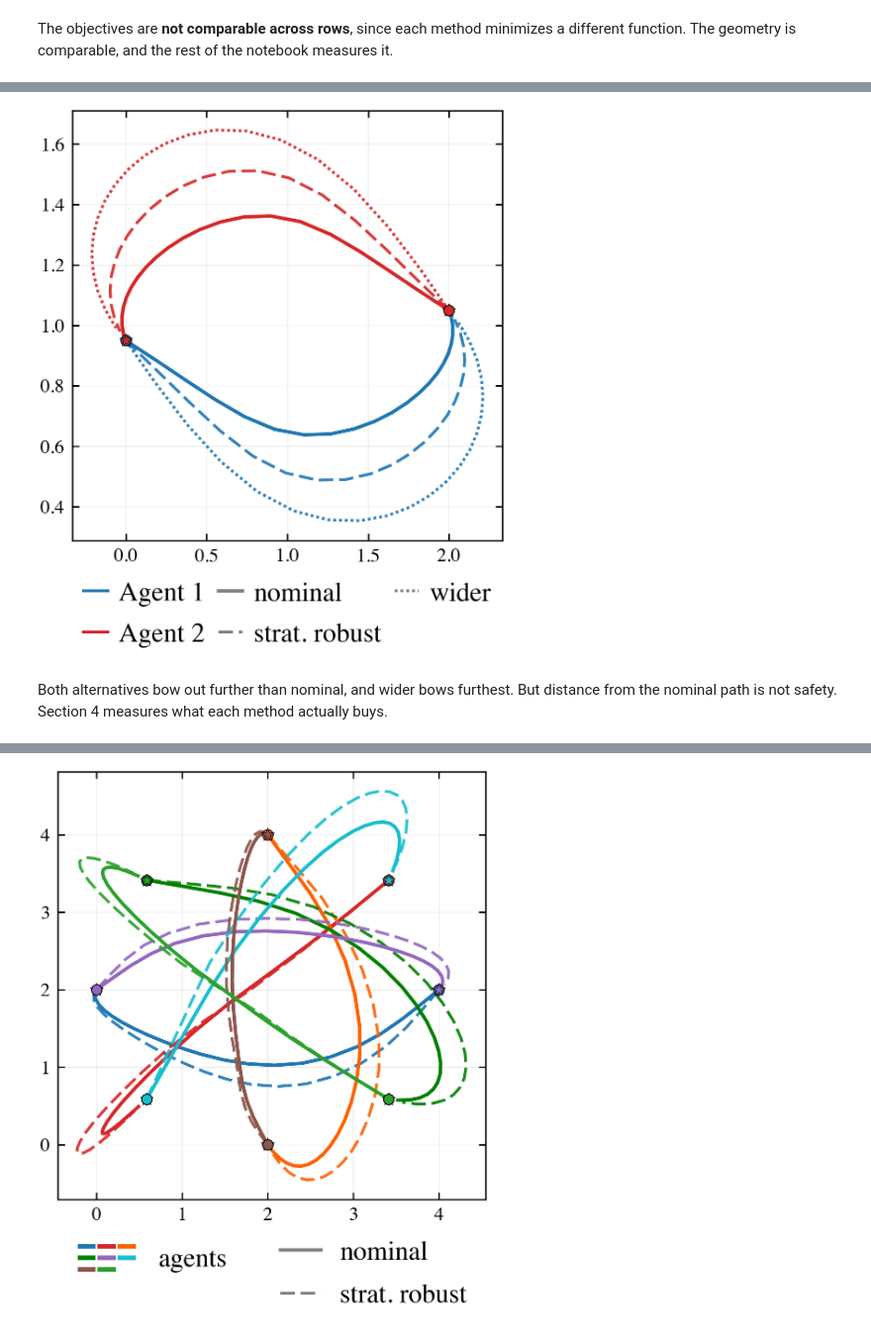
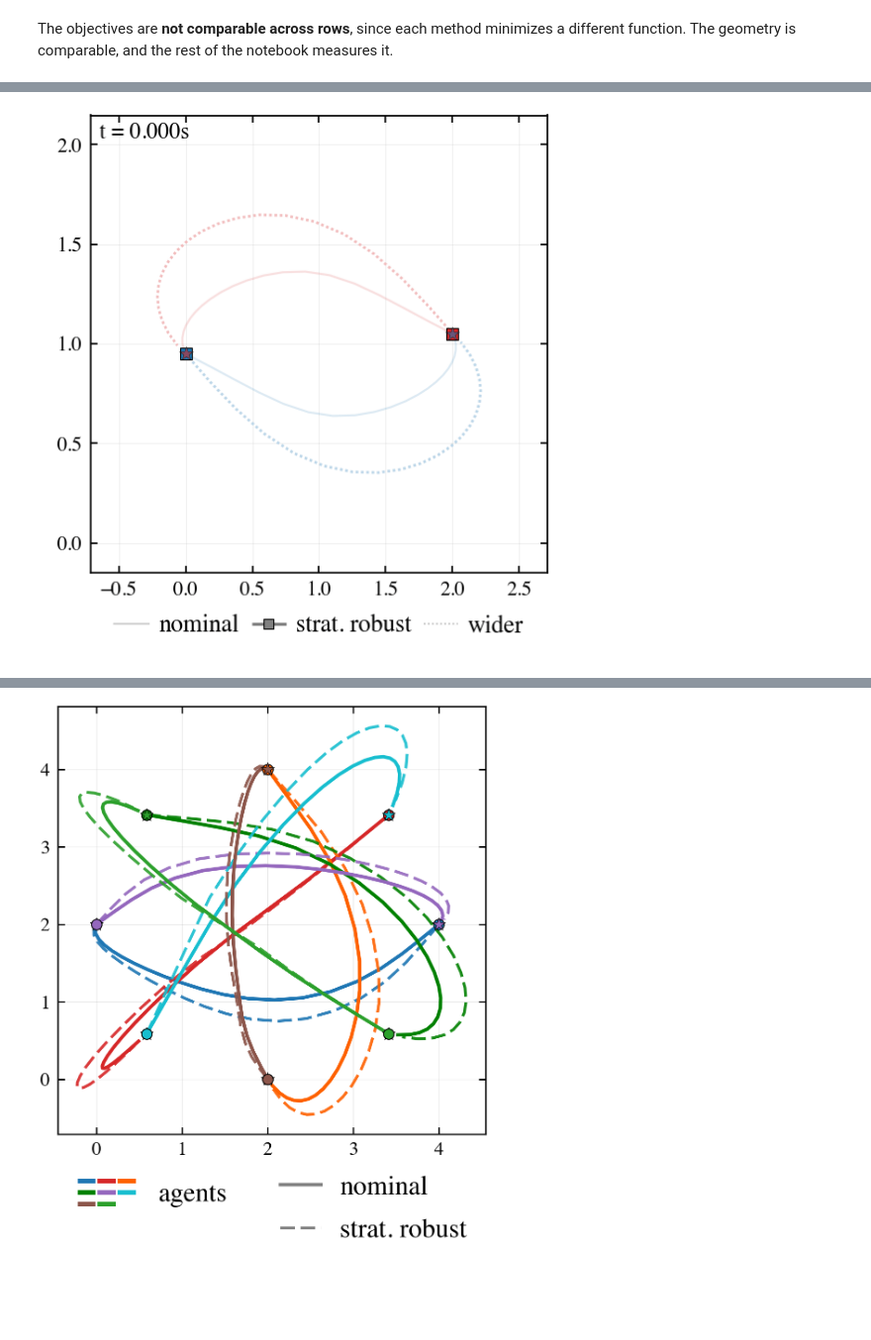
Before and after one commit to victor-qin/strategically_robust_potential_trajopt, a Jupyter notebook: notebooks/collision_example.ipynb, the cells around one changed output, grey strips where cells are left out. Shown at 99% size. Cells and saved outputs as stored; diff of their text form; code cells hidden in the pictures; blank space fills up the shorter version.

```diff
--- a/notebooks/collision_example.ipynb
+++ b/notebooks/collision_example.ipynb
@@ -162,11 +211,9 @@ Color is the agent; dash pattern is the method.
 # %%
-plotting.plot_trajectories(res_nominal, [res_robust, res_wider], n_a, H, sdim, cdim, xf,
-                           method_labels=LABELS[:1] + ['strat. robust', 'wider'],
-                           save_path=FIGDIR / 'headon_trajectories.png')
-plt.show()
+fig, anim = plotting.animate_trajectories(
+    res_nominal, [res_robust, res_wider], n_a, H, sdim, cdim, xf, dt,
+    method_labels=['nominal', 'strat. robust', 'wider'],
+    save_path=FIGDIR / 'headon_animation.gif')
+plt.close(fig)
+display(Image(filename=str(FIGDIR / 'headon_animation.gif')))
 # %% [output]
-[figure, old version]
+[figure, new version]
-# %% [markdown]
-Both alternatives bow out further than nominal, and wider bows furthest. But
-distance from the nominal path is not safety. Section 4 measures what each
-method actually buys.
```
Also changed, not shown: parts of 40 cells of this notebook, 7 other files.
